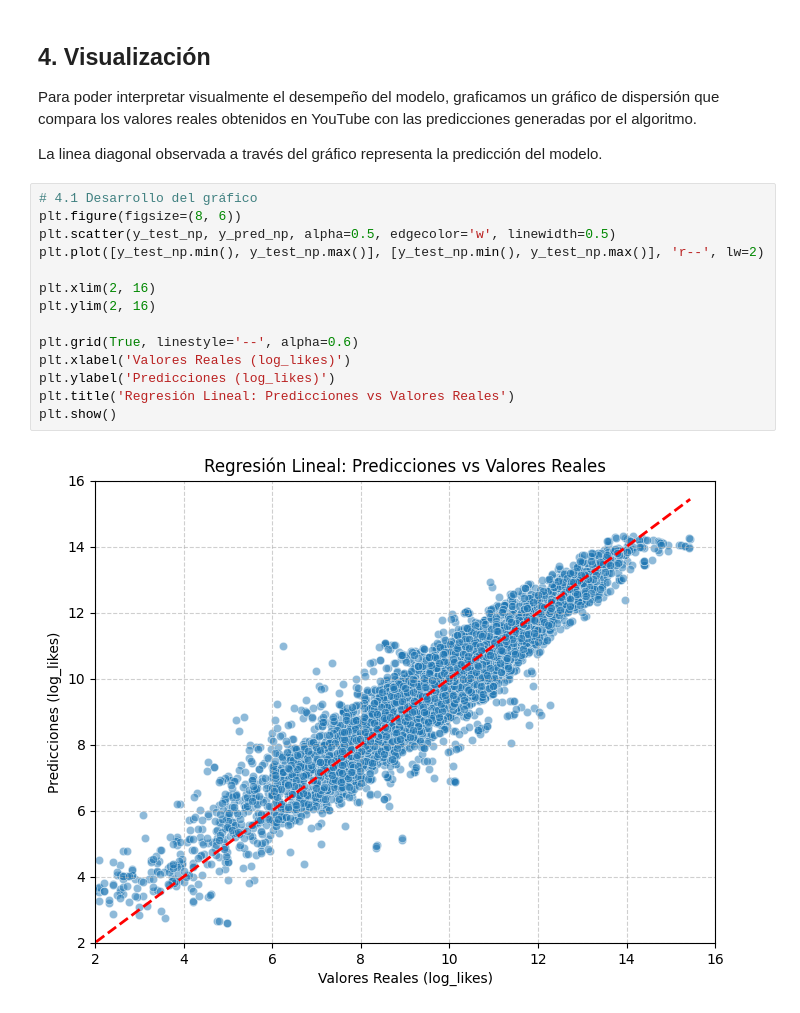
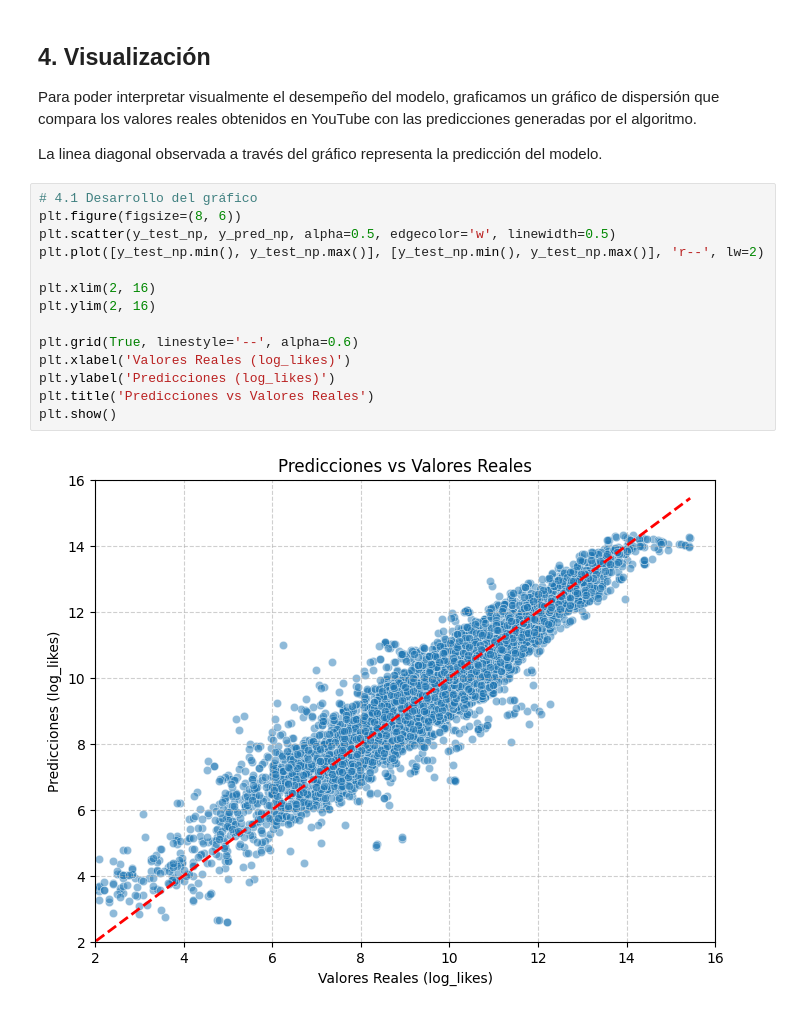
Before and after one commit to ghostrider101218/1ACC0216-TB2-2026-1, a Jupyter notebook: notebooks/modelamiento.ipynb, the cells around one changed output. Drawn from its saved outputs; the diff is of its cells as text.

```diff
--- a/notebooks/modelamiento.ipynb
+++ b/notebooks/modelamiento.ipynb
@@ -145,19 +145,19 @@ La linea diagonal observada a través del gráfico representa la predicción del
 # %%
 # 4.1 Desarrollo del gráfico
 plt.figure(figsize=(8, 6))
 plt.scatter(y_test_np, y_pred_np, alpha=0.5, edgecolor='w', linewidth=0.5)
 plt.plot([y_test_np.min(), y_test_np.max()], [y_test_np.min(), y_test_np.max()], 'r--', lw=2)
 
 plt.xlim(2, 16)
 plt.ylim(2, 16)
 
 plt.grid(True, linestyle='--', alpha=0.6)
 plt.xlabel('Valores Reales (log_likes)')
 plt.ylabel('Predicciones (log_likes)')
-plt.title('Regresión Lineal: Predicciones vs Valores Reales')
+plt.title('Predicciones vs Valores Reales')
 plt.show()
 # %% [output]
-[figure, old version]
+[figure, new version]
 # %% [markdown]
 ## 5. Interpretación de Coeficientes
 
```
Also changed, not shown: parts of 4 cells of this notebook.
